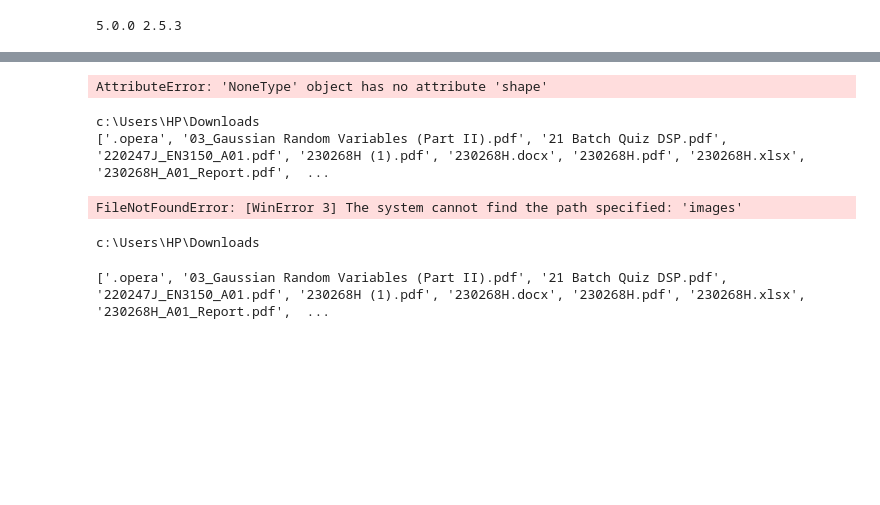
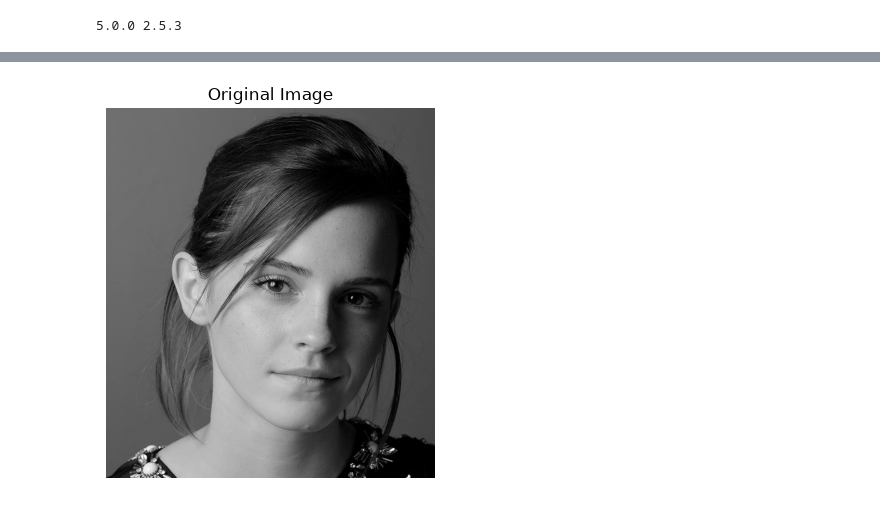
Before and after one commit to chelsijayakody/en3160-a01, a Jupyter notebook: assignmentt.ipynb, the cells around one changed output, grey strips where cells are left out. Cells and saved outputs as stored; diff of their text form; code cells hidden in the pictures; blank space fills up the shorter version.

```diff
--- a/assignmentt.ipynb
+++ b/assignmentt.ipynb
@@ -17,31 +22,7 @@ AttributeError: 'NoneType' object has no attribute 'shape'
-# %%
-import cv2
-
-image = cv2.imread("images/q1.jpeg")
-
-print(image.shape)
-print(image.dtype)
-# %% [output]
-AttributeError: 'NoneType' object has no attribute 'shape'
-# %%
-print(os.getcwd())
-print(os.listdir())
-# %% [output]
-c:\Users\HP\Downloads
-['.opera', '03_Gaussian Random Variables (Part II).pdf', '21 Batch Quiz DSP.pdf', '220247J_EN3150_A01.pdf', '230268H (1).pdf', '230268H.docx', '230268H.pdf', '230268H.xlsx', '230268H_A01_Report.pdf',  ...
-# %%
-import os
-
-print(os.listdir("images"))
-# %% [output]
-FileNotFoundError: [WinError 3] The system cannot find the path specified: 'images'
-# %%
-import os
-
-print(os.getcwd())
-# %% [output]
-c:\Users\HP\Downloads
-# %%
-print(os.listdir())
-# %% [output]
-['.opera', '03_Gaussian Random Variables (Part II).pdf', '21 Batch Quiz DSP.pdf', '220247J_EN3150_A01.pdf', '230268H (1).pdf', '230268H.docx', '230268H.pdf', '230268H.xlsx', '230268H_A01_Report.pdf',  ...
+# %%
+plt.imshow(image, cmap="gray")
+plt.title("Original Image")
+plt.axis("off")
+plt.show()
+# %% [output]
+[figure, added]
```
Also changed, not shown: parts of 11 cells of this notebook.
